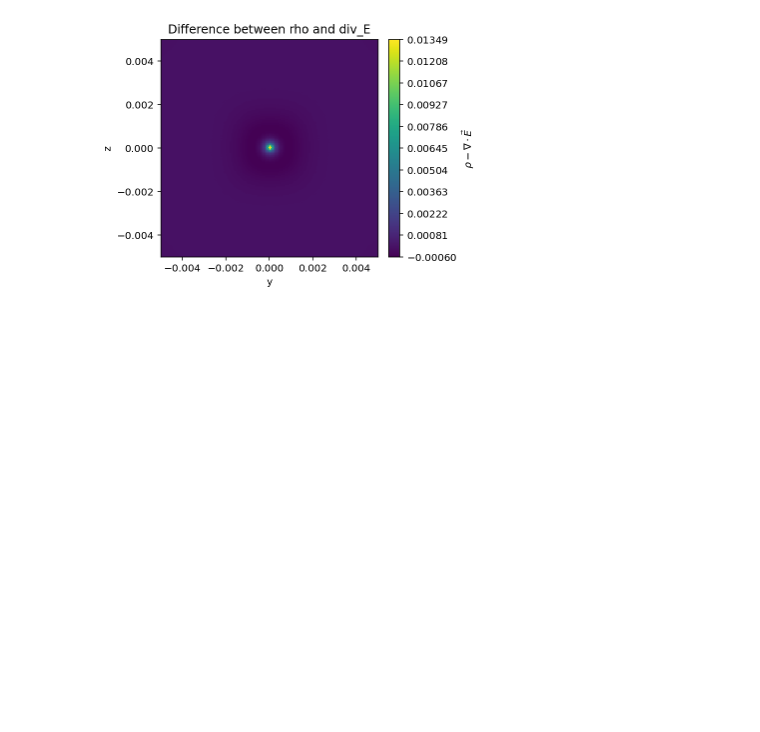
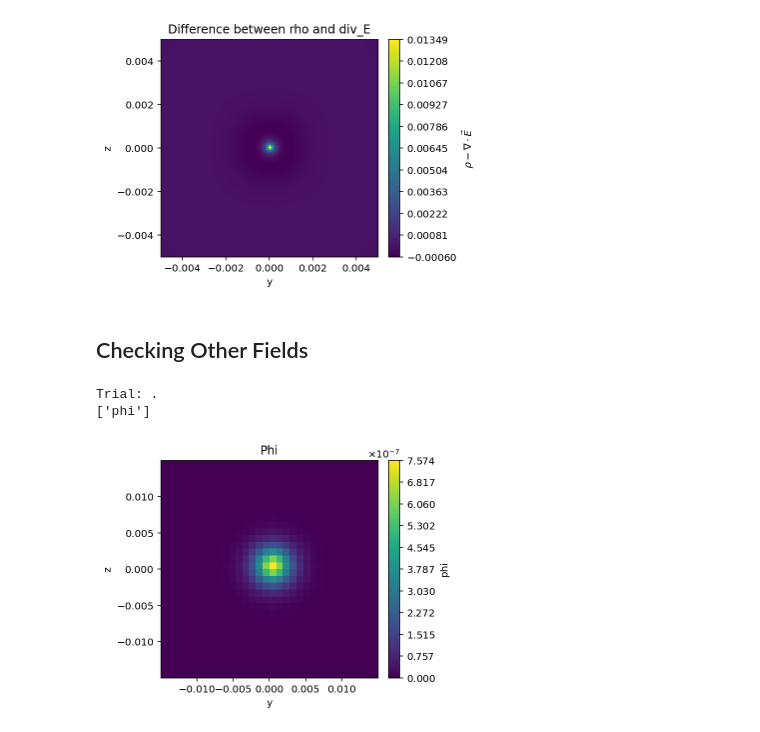
Before and after one commit to JamesMcClung/psc-scrap, a Jupyter notebook: analysis.ipynb, the cells around one changed output. Saved outputs shown, nothing was run; the diff lists cells and outputs as text; code cells hidden in the pictures; blank space fills up the shorter version.

Commit message:
analyzes phi field and grad phi

```diff
--- a/analysis.ipynb
+++ b/analysis.ipynb
@@ -163,3 +162,18 @@ plt.ylim(-zoom, zoom);
 Trial: trial_medB_n512_fromphi_start
 ['rho', 'dive']
 [figure]
+# %% [markdown]
+## Checking Other Fields
+# %%
+print(f"Trial: {trialfile}")
+run_phi = f"{trialpath}/{trialfile}/phi.xdmf"
+vf_phi = viscid.load_file(run_phi, force_reload=True)
+print([f.name for f in vf_phi.iter_fields()])
+
+vf_phi.activate_time(0)
+vlt.plot(vf_phi["phi"]);
+plt.title("Phi");
+# %% [output]
+Trial: .
+['phi']
+[figure, added]
```
Also changed, not shown: parts of 3 cells of this notebook.
